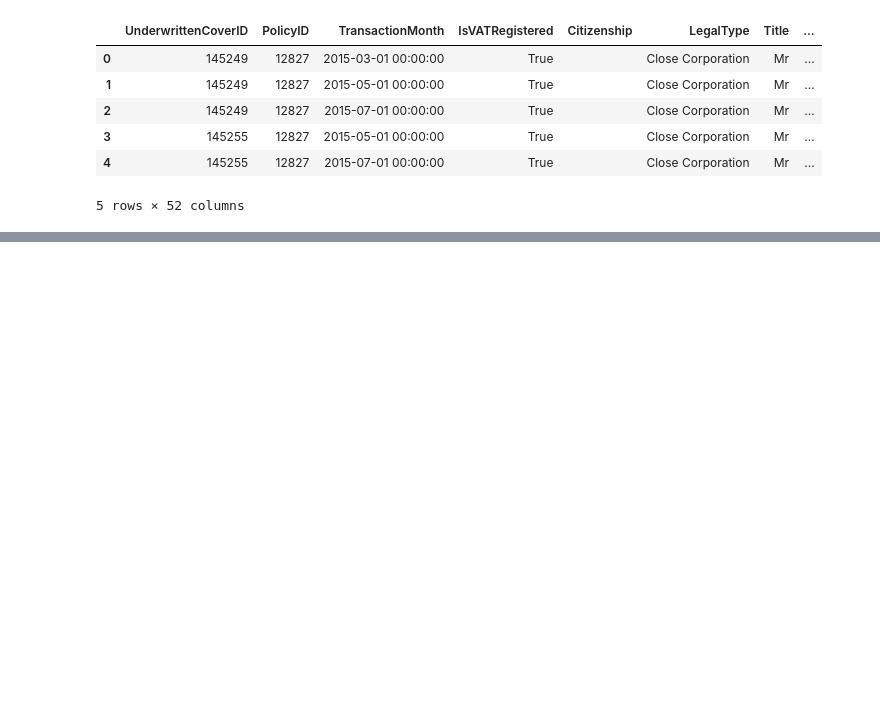
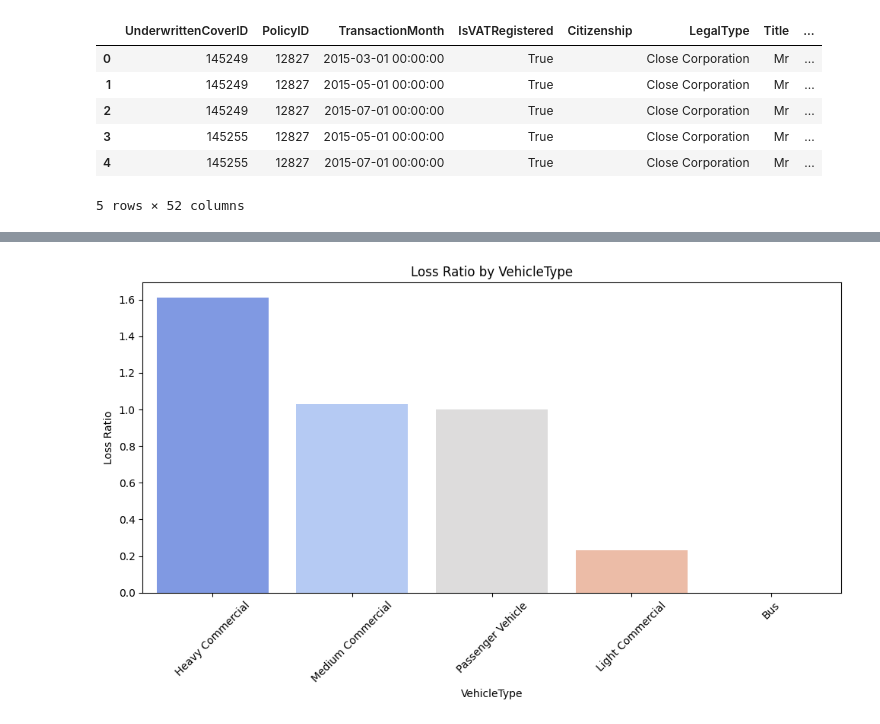
Before and after one commit to mubarek4566/AlphaCare_car_insurance, a Jupyter notebook: notebooks/main.ipynb, the cells around one changed output, grey strips where cells are left out. Drawn from its saved outputs; the diff is of its cells as text; code cells hidden in the pictures; blank space fills up the shorter version.

```diff
--- a/notebooks/main.ipynb
+++ b/notebooks/main.ipynb
@@ -28,0 +153,4 @@ df.to_csv('../Data/alphacare_car_insurance_data.csv')
+# %%
+edas.plot_loss_ratios("VehicleType")
+# %% [output]
+[figure, added]
```
Also changed, not shown: parts of 18 cells of this notebook, 1 other file.
